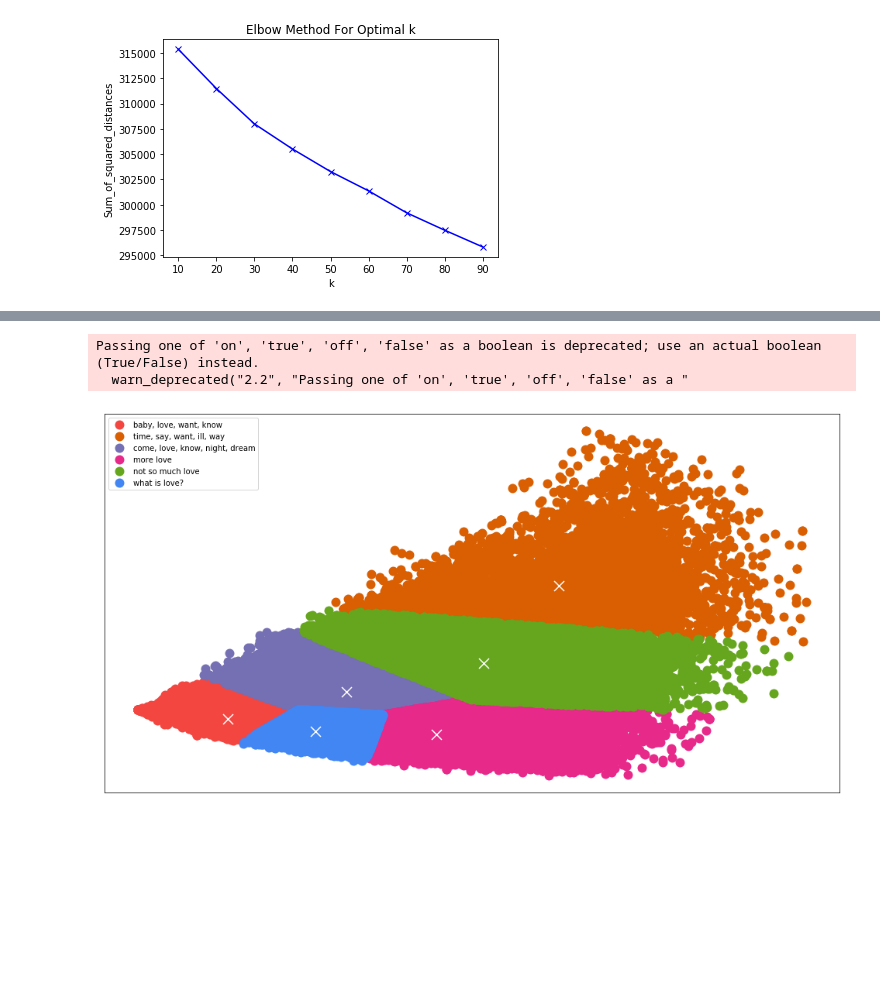
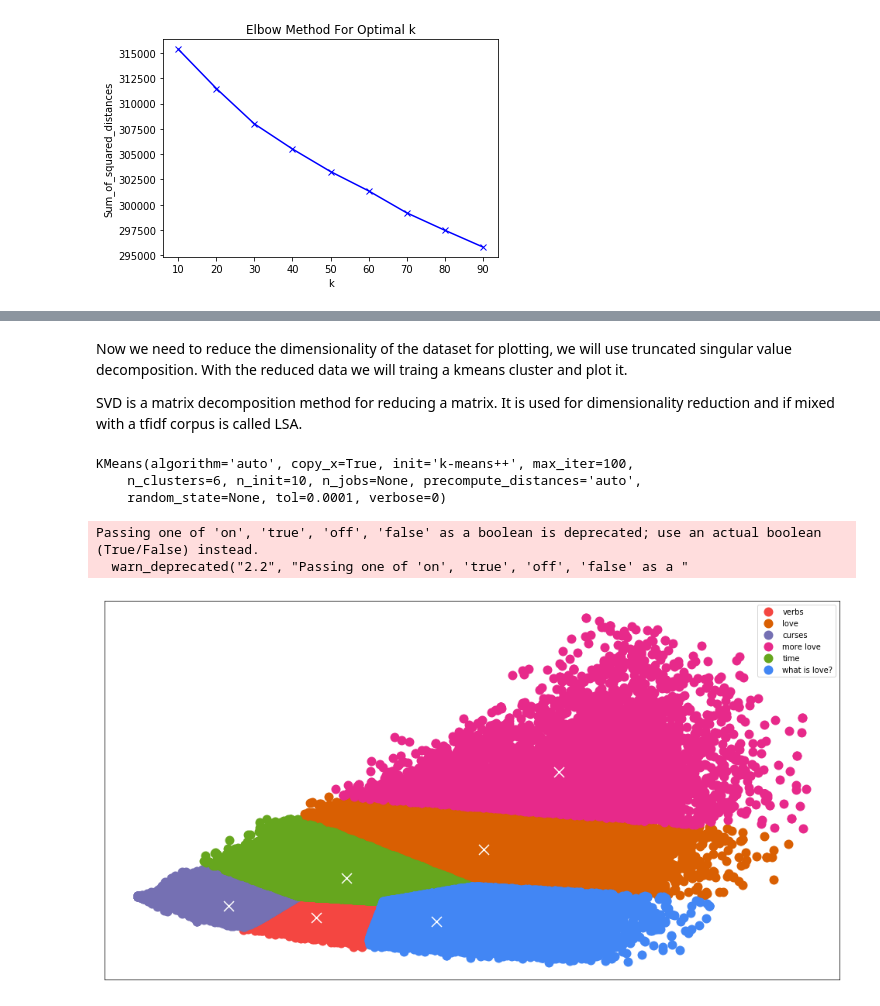
Before and after one commit to Hohenheimsenberg/LyricAnalyzer, a Jupyter notebook: 5.Clustering.ipynb, the cells around one changed output, grey strips where cells are left out. Saved outputs shown, nothing was run; the diff lists cells and outputs as text; code cells hidden in the pictures; blank space fills up the shorter version.

Commit message:
clustering explanation

```diff
--- a/5.Clustering.ipynb
+++ b/5.Clustering.ipynb
@@ -61,11 +69,14 @@ plt.show()
 # %%
-%%time
 from sklearn.cluster import KMeans
+from sklearn.metrics import silhouette_score
 import pickle
 
-Sum_of_squared_distances = []
-K = range(100, 500, 50)
+scores = []
+K = range(10, 100, 10)
 for n_clusters in K:
     tempModel = KMeans(n_clusters=n_clusters, init='k-means++', max_iter=20, n_init=4)
     tempModel.fit(data)
-    Sum_of_squared_distances.append(tempModel.inertia_)
+    labels = tempModel.labels_
+    score = silhouette_score(data, labels)
+    scores.append(score)
+    print("Score: ", score, " n_clusters: ", n_clusters)
@@ -71,0 +94,14 @@ for n_clusters in K:
+# %%
+from sklearn.cluster import KMeans
+from sklearn.metrics import silhouette_score
+import pickle
+
+scores = []
+K = range(200, 200, 100)
+for n_clusters in K:
+    tempModel = KMeans(n_clusters=n_clusters, init='k-means++', max_iter=20, n_init=4)
+    tempModel.fit(data)
+    labels = tempModel.labels_
+    score = silhouette_score(data, labels)
+    scores.append(score)
+    print("Score: ", score, " n_clusters: ", n_clusters)
@@ -72,4 +117,4 @@ for n_clusters in K:
 # %%
-tempModel = KMeans(n_clusters=200, init='k-means++', max_iter=20, n_init=4)
-tempModel.fit(data)
-Sum_of_squared_distances.append(tempModel.inertia_)
+n_clusters = 6
+model = KMeans(n_clusters=n_clusters, init='k-means++', max_iter=20, n_init=4)
+model.fit(data)
@@ -90,3 +158,7 @@ with open('../dataset/kmeans_model', 'wb') as fp:
+# %% [markdown]
+Now we need to reduce the dimensionality of the dataset for plotting, we will use truncated singular value decomposition. With the reduced data we will traing a kmeans cluster and plot it.
+
+SVD is a matrix decomposition method for reducing a matrix. It is used for dimensionality reduction and if mixed with a tfidf corpus is called LSA.
 # %%
 from sklearn.decomposition import TruncatedSVD
 
@@ -94,6 +166,10 @@ reduced_data = TruncatedSVD(n_components=2).fit_transform(data)
 
 model = KMeans(n_clusters=n_clusters, init='k-means++', max_iter=100)
 model.fit(reduced_data)
+# %% [output]
+KMeans(algorithm='auto', copy_x=True, init='k-means++', max_iter=100,
+    n_clusters=6, n_init=10, n_jobs=None, precompute_distances='auto',
+    random_state=None, tol=0.0001, verbose=0)
 # %%
 #some ipython magic to show the matplotlib plots inline
 %matplotlib inline
@@ -105,11 +181,11 @@ xs, ys = reduced_data[:, 0], reduced_data[:, 1]
 cluster_colors = {0: '#f44641', 1: '#d95f02', 2: '#7570b3', 3: '#e7298a', 4: '#66a61e', 5: '#4286f4'}
 
 #set up cluster names using a dict
-cluster_names = {0: 'baby, love, want, know',
-                 1: 'time, say, want, ill, way',
-                 2: 'come, love, know, night, dream',
+cluster_names = {0: 'verbs',
+                 1: 'love',
+                 2: 'curses',
                  3: 'more love',
-                 4: 'not so much love',
+                 4: 'time',
                  5: 'what is love?'}
 
 
@@ -129,31 +205,31 @@ ax.margins(0.05) # Optional, just adds 5% padding to the autoscaling
 for name, group in groups:
     ax.plot(group.x, group.y, marker='o', linestyle='', ms=12,
             label=cluster_names[name], color=cluster_colors[name],
             mec='none')
     ax.set_aspect('auto')
     ax.tick_params(\
         axis= 'x',          # changes apply to the x-axis
         which='both',      # both major and minor ticks are affected
         bottom='off',      # ticks along the bottom edge are off
         top='off',         # ticks along the top edge are off
         labelbottom='off')
     ax.tick_params(\
         axis= 'y',         # changes apply to the y-axis
         which='both',      # both major and minor ticks are affected
         left='off',      # ticks along the bottom edge are off
         top='off',         # ticks along the top edge are off
         labelleft='off')
 
 ax.legend(numpoints=1)  #show legend with only 1 point
 
 # Plot the centroids as a white X
 centroids = model.cluster_centers_
 plt.scatter(centroids[:, 0], centroids[:, 1],
             marker='x', s=169, linewidths=3,
             color='w', zorder=10)
 
 plt.show() #show the plot
 # %% [output]
 Passing one of 'on', 'true', 'off', 'false' as a boolean is deprecated; use an actual boolean (True/False) instead.
   warn_deprecated("2.2", "Passing one of 'on', 'true', 'off', 'false' as a "
-[figure, old version]
+[figure, new version]
```
Also changed, not shown: parts of 14 cells of this notebook.
